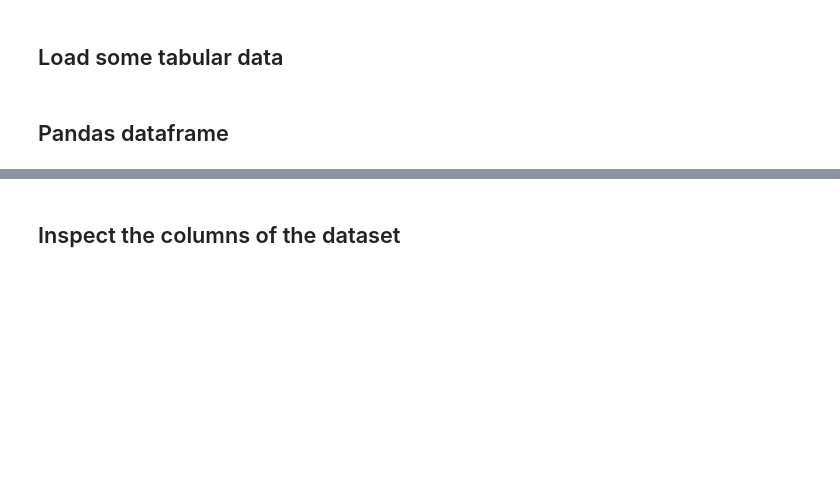
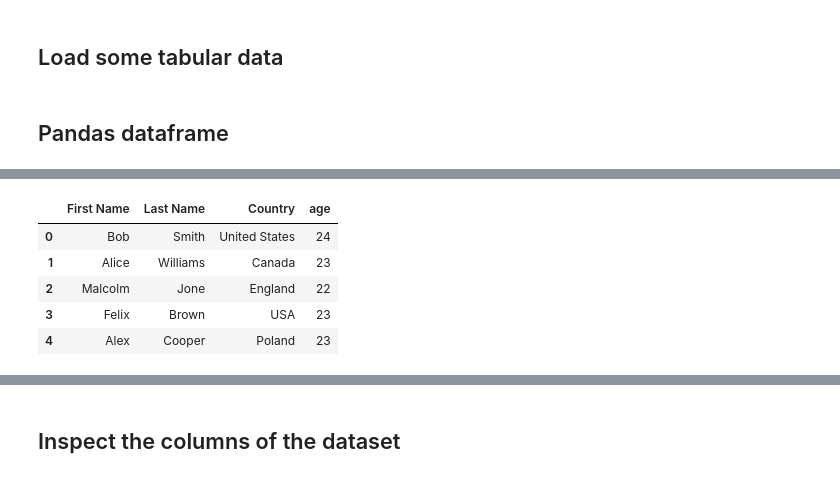
Before and after one commit to Cornell-Tech-PAML-Course-2023/0-paml-preliminaries, a Jupyter notebook: 2-ML-libraries.ipynb, the cells around one changed output, grey strips where cells are left out. Saved outputs shown, nothing was run; the diff lists cells and outputs as text; code cells hidden in the pictures; blank space fills up the shorter version.

```diff
--- a/2-ML-libraries.ipynb
+++ b/2-ML-libraries.ipynb
@@ -6,0 +32,9 @@
+# %%
+data.head()
+# %% [output]
+|  | First Name | Last Name | Country | age |
+| 0 | Bob | Smith | United States | 24 |
+| 1 | Alice | Williams | Canada | 23 |
+| 2 | Malcolm | Jone | England | 22 |
+| 3 | Felix | Brown | USA | 23 |
+| 4 | Alex | Cooper | Poland | 23 |
```
Also changed, not shown: parts of 16 cells of this notebook, 1 other file.
